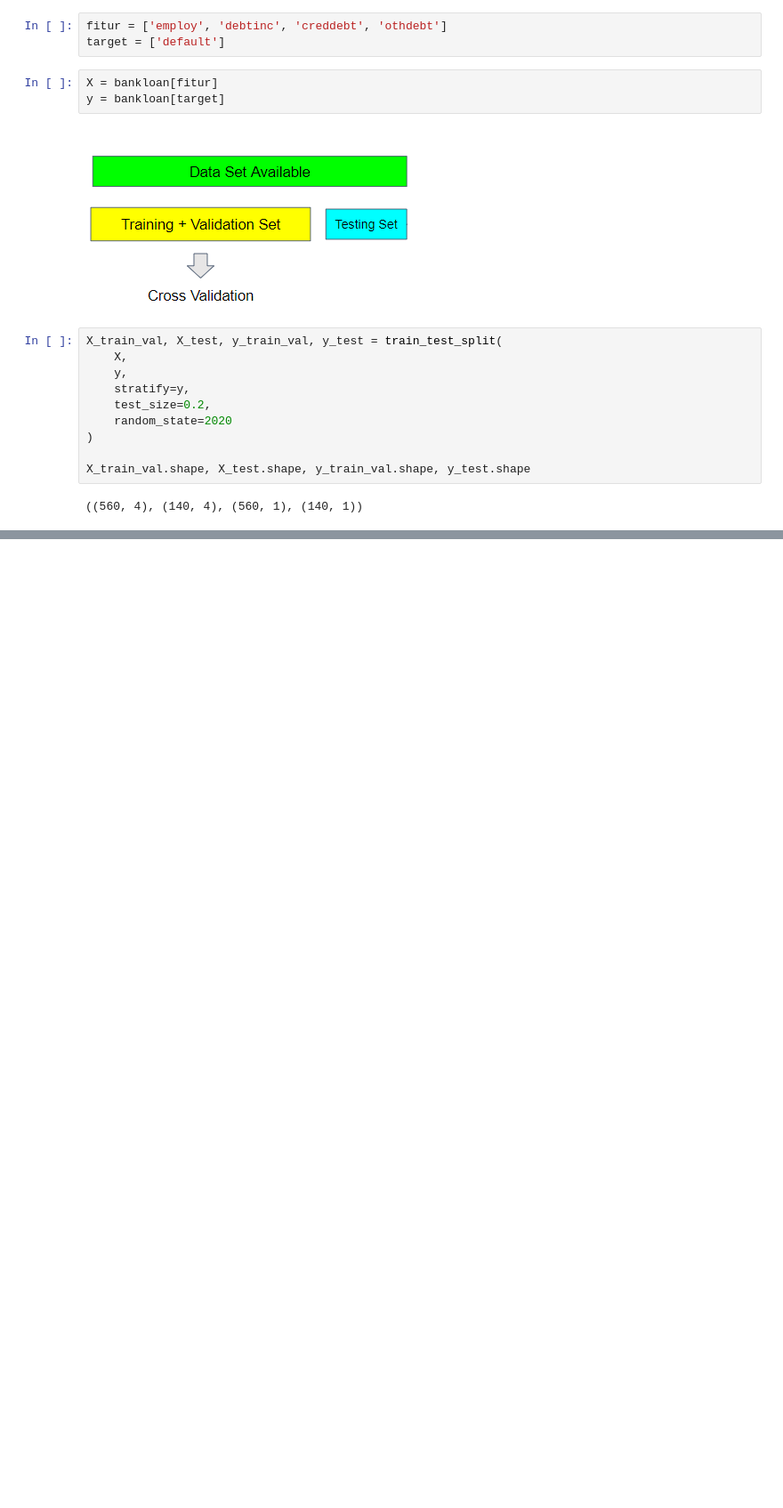
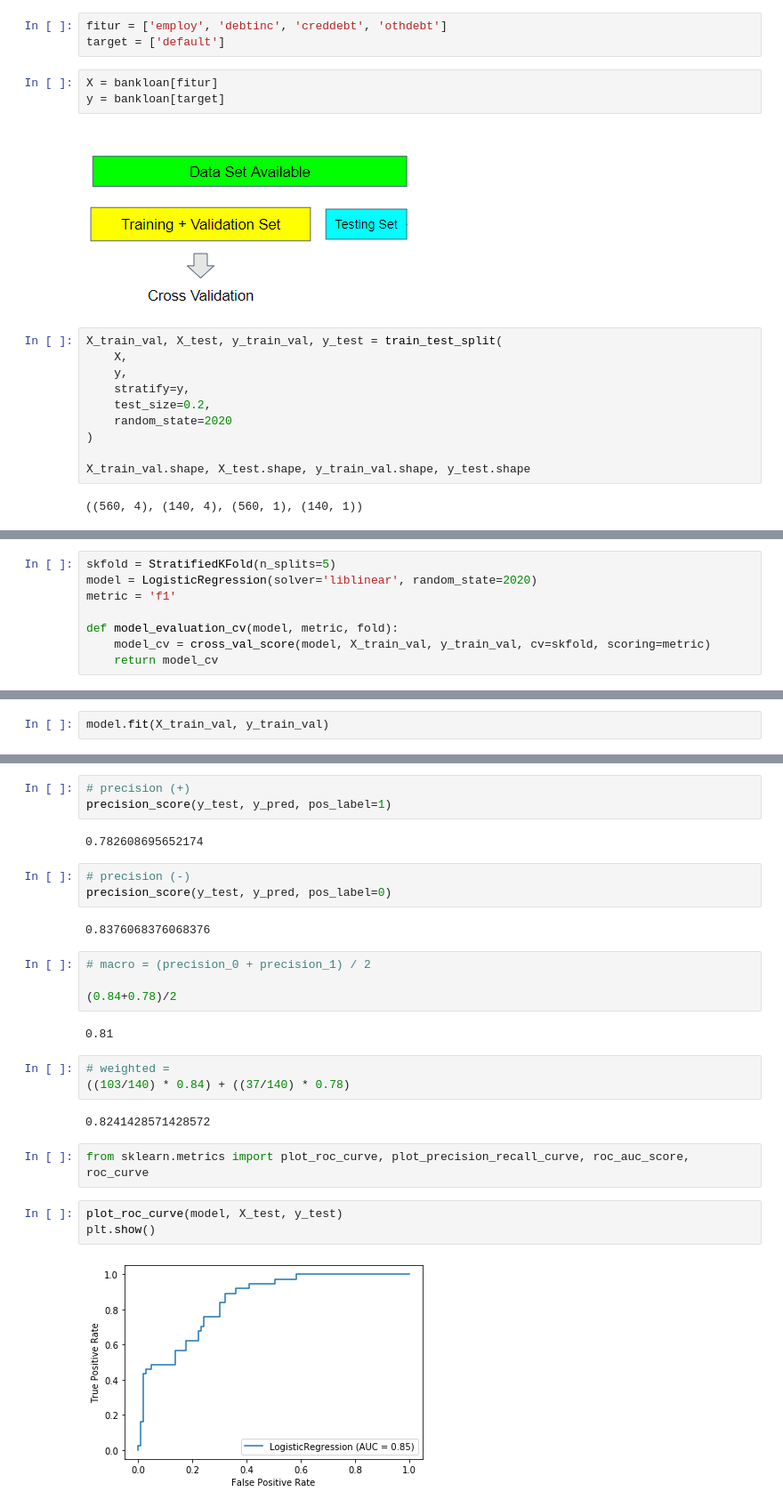
Before and after one commit to Damianus04/data-science-purwadhika, a Jupyter notebook: Modul_3_Machine_Learning_Working_Files/20210301 - Model Evaluation - exercise.ipynb, the cells around one changed output, grey strips where cells are left out. Shown at 89% size. Drawn from its saved outputs; the diff is of its cells as text; blank space fills up the shorter version.

```diff
--- a/Modul_3_Machine_Learning_Working_Files/20210301 - Model Evaluation - exercise.ipynb
+++ b/Modul_3_Machine_Learning_Working_Files/20210301 - Model Evaluation - exercise.ipynb
@@ -63,0 +164,8 @@ X_train_val.shape, X_test.shape, y_train_val.shape, y_test.shape
+# %%
+skfold = StratifiedKFold(n_splits=5)
+model = LogisticRegression(solver='liblinear', random_state=2020)
+metric = 'f1'
+
+def model_evaluation_cv(model, metric, fold):
+    model_cv = cross_val_score(model, X_train_val, y_train_val, cv=skfold, scoring=metric)
+    return model_cv
@@ -63,0 +230,2 @@ X_train_val.shape, X_test.shape, y_train_val.shape, y_test.shape
+# %%
+model.fit(X_train_val, y_train_val)
@@ -63,0 +251,28 @@ X_train_val.shape, X_test.shape, y_train_val.shape, y_test.shape
+# %%
+# precision (+)
+precision_score(y_test, y_pred, pos_label=1)
+# %% [output]
+0.782608695652174
+# %%
+# precision (-)
+precision_score(y_test, y_pred, pos_label=0)
+# %% [output]
+0.8376068376068376
+# %%
+# macro = (precision_0 + precision_1) / 2
+
+(0.84+0.78)/2
+# %% [output]
+0.81
+# %%
+# weighted =
+((103/140) * 0.84) + ((37/140) * 0.78)
+# %% [output]
+0.8241428571428572
+# %%
+from sklearn.metrics import plot_roc_curve, plot_precision_recall_curve, roc_auc_score, roc_curve
+# %%
+plot_roc_curve(model, X_test, y_test)
+plt.show()
+# %% [output]
+[figure, added]
```
Also changed, not shown: parts of 81 cells of this notebook, 3 other files.
